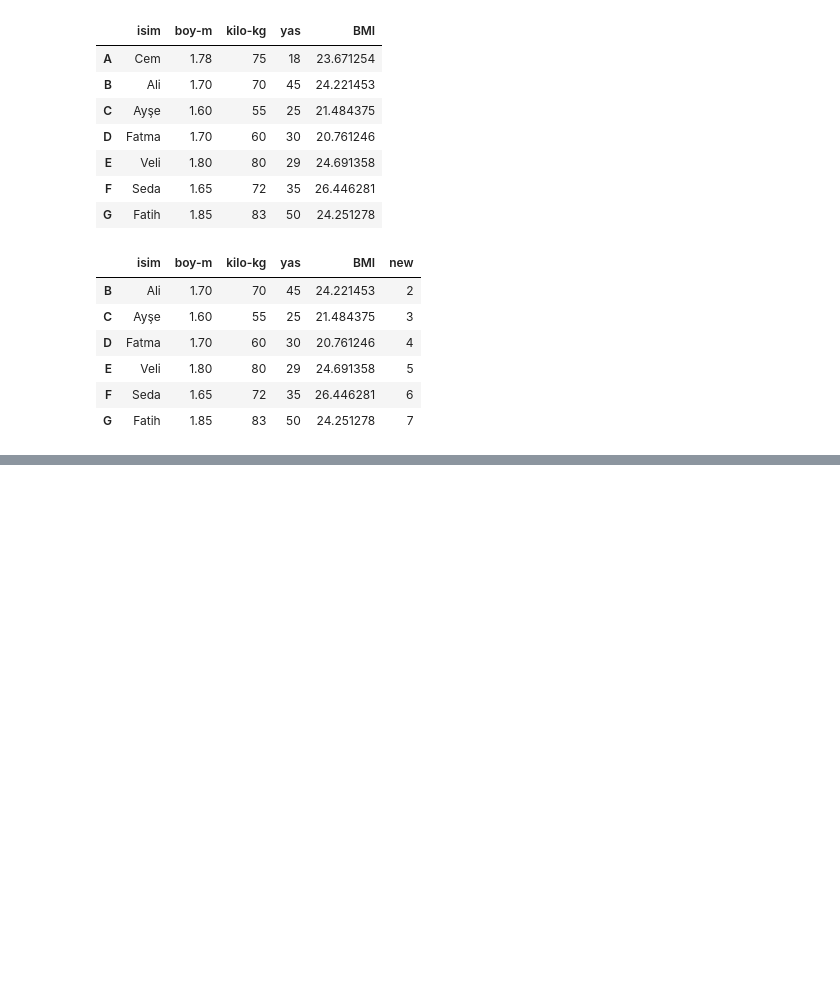
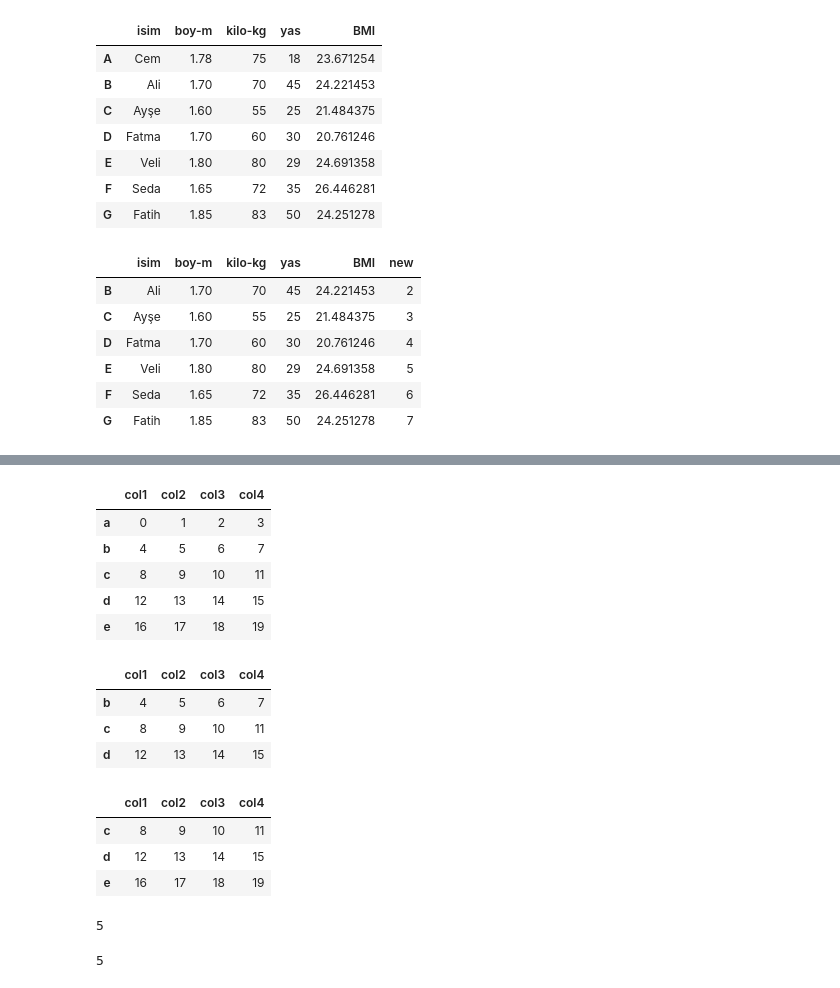
Before and after one commit to mustafacelik-86/expert-octo-journey, a Jupyter notebook: Pandas Master Notebook.ipynb, the cells around one changed output, grey strips where cells are left out. Cells and saved outputs as stored; diff of their text form; code cells hidden in the pictures; blank space fills up the shorter version.

```diff
--- a/Pandas Master Notebook.ipynb
+++ b/Pandas Master Notebook.ipynb
@@ -834,0 +866,10 @@ df.drop("A") #sadece A satırını sidik. kalıcı değişiklik yapmadık
+# %%
+df.index = ["a","b","c","d","e"]
+df
+# %% [output]
+|  | col1 | col2 | col3 | col4 |
+| a | 0 | 1 | 2 | 3 |
+| b | 4 | 5 | 6 | 7 |
+| c | 8 | 9 | 10 | 11 |
+| d | 12 | 13 | 14 | 15 |
+| e | 16 | 17 | 18 | 19 |
@@ -834,0 +878,22 @@ df.drop("A") #sadece A satırını sidik. kalıcı değişiklik yapmadık
+# %%
+df.loc["b":"d"]
+# %% [output]
+|  | col1 | col2 | col3 | col4 |
+| b | 4 | 5 | 6 | 7 |
+| c | 8 | 9 | 10 | 11 |
+| d | 12 | 13 | 14 | 15 |
+# %%
+df.iloc[2:5] # iloc klasik defaultta çalışan  index numaraları üzerinden çalışır(0.,1,2,....gibi)
+# %% [output]
+|  | col1 | col2 | col3 | col4 |
+| c | 8 | 9 | 10 | 11 |
+| d | 12 | 13 | 14 | 15 |
+| e | 16 | 17 | 18 | 19 |
+# %%
+df.loc["b","col2"]
+# %% [output]
+5
+# %%
+df.loc["b"]["col2"]
+# %% [output]
+5
```
Also changed, not shown: parts of 26 cells of this notebook.
